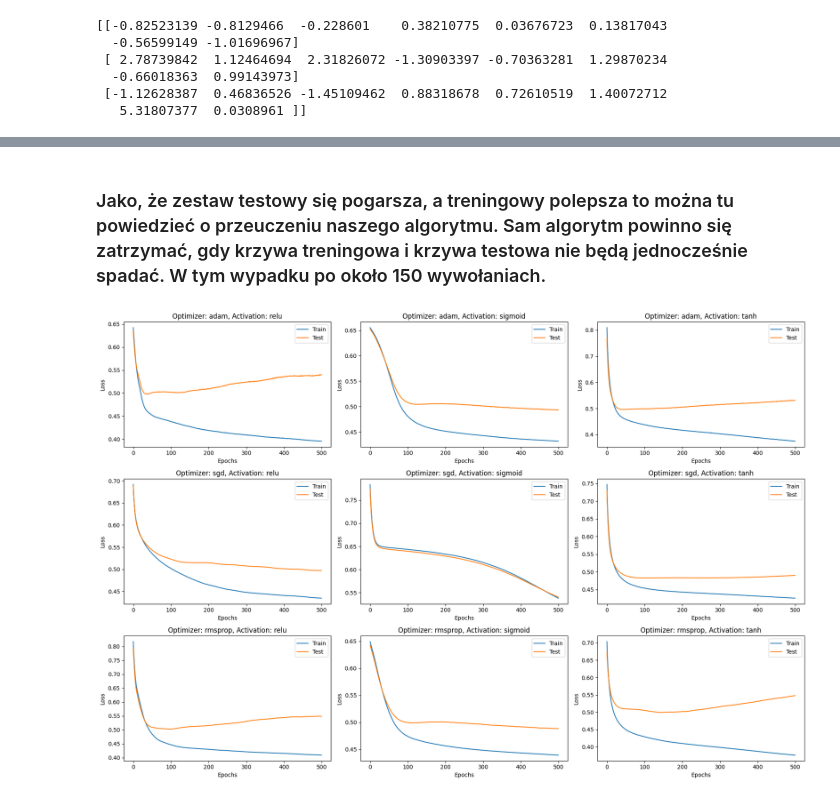
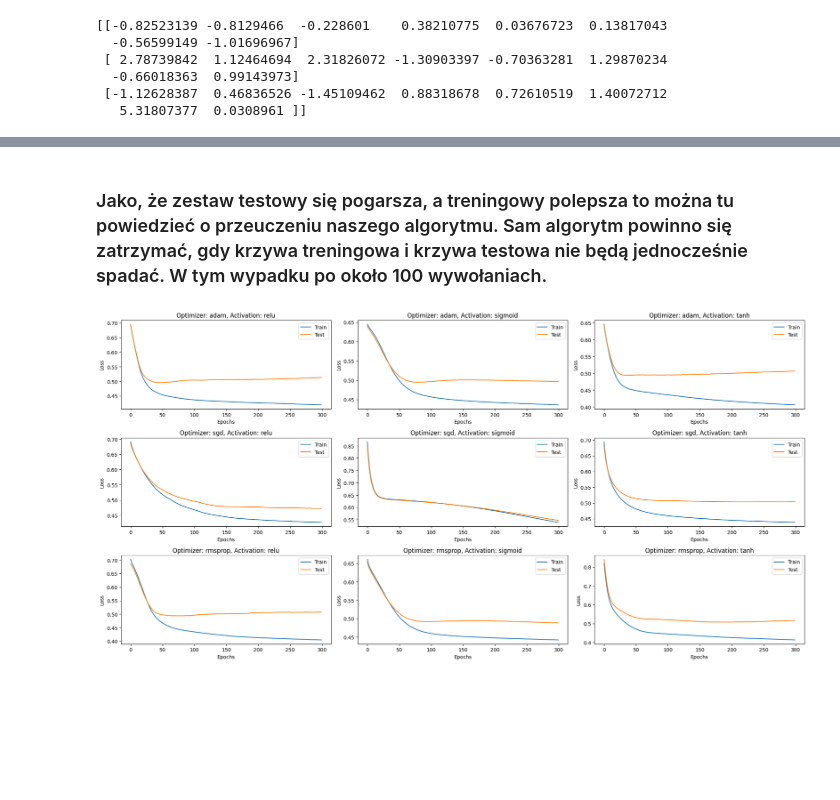
Before and after one commit to olewna/inteligencja-obliczeniowa, a Jupyter notebook: lab06/zad04.ipynb, the cells around one changed output, grey strips where cells are left out. Saved outputs shown, nothing was run; the diff lists cells and outputs as text; code cells hidden in the pictures; blank space fills up the shorter version.

```diff
--- a/lab06/zad04.ipynb
+++ b/lab06/zad04.ipynb
@@ -42,7 +42,7 @@ model.add(Dense(1, activation='sigmoid'))
 
 model.compile(optimizer='adam', loss='binary_crossentropy', metrics=['accuracy'])
 
-history = model.fit(train_data, train_labels, epochs=500, batch_size=32, verbose=0, validation_data=(test_data, test_labels))
+history = model.fit(train_data, train_labels, epochs=200, batch_size=32, verbose=0, validation_data=(test_data, test_labels))
 # %%
 predictions_test_probs = model.predict(test_data)
 predictions_test_probs = predictions_test_probs.flatten()
@@ -79,34 +78,34 @@ plt.show()
 # %% [markdown]
-### Jako, że zestaw testowy się pogarsza, a treningowy polepsza to można tu powiedzieć o przeuczeniu naszego algorytmu. Sam algorytm powinno się zatrzymać, gdy krzywa treningowa i krzywa testowa nie będą jednocześnie spadać. W tym wypadku po około 150 wywołaniach.
+### Jako, że zestaw testowy się pogarsza, a treningowy polepsza to można tu powiedzieć o przeuczeniu naszego algorytmu. Sam algorytm powinno się zatrzymać, gdy krzywa treningowa i krzywa testowa nie będą jednocześnie spadać. W tym wypadku po około 100 wywołaniach.
 # %%
 def create_model(optimizer='adam', activation='relu'):
     model = Sequential()
     model.add(Dense(6, activation=activation, input_dim=train_data.shape[1]))
     model.add(Dense(3, activation=activation))
     model.add(Dense(1, activation='sigmoid'))
     model.compile(optimizer=optimizer, loss='binary_crossentropy', metrics=['accuracy'])
     return model
 
 optimizers = ['adam', 'sgd', 'rmsprop']
 activations = [relu, sigmoid, tanh]
 
-plt.figure(figsize=(18, 12))
+plt.figure(figsize=(20, 10))
 
 for i, optimizer in enumerate(optimizers):
     for j, activation in enumerate(activations):
         plt.subplot(len(optimizers), len(activations), i * len(activations) + j + 1)
         model = create_model(optimizer=optimizer, activation=activation)
-        history = model.fit(train_data, train_labels, epochs=500, batch_size=32, verbose=0, validation_data=(test_data, test_labels))
+        history = model.fit(train_data, train_labels, epochs=300, batch_size=32, verbose=0, validation_data=(test_data, test_labels))
         train_loss = history.history['loss']
         val_loss = history.history['val_loss']
         plt.plot(train_loss, label='Train')
         plt.plot(val_loss, label='Test')
         plt.title('Optimizer: {}, Activation: {}'.format(optimizer, activation.__name__))
         plt.xlabel('Epochs')
         plt.ylabel('Loss')
         plt.legend()
 
 plt.tight_layout()
 plt.show()
 # %% [output]
-[figure, old version]
+[figure, new version]
```
Also changed, not shown: parts of 3 cells of this notebook, 1 other file.
